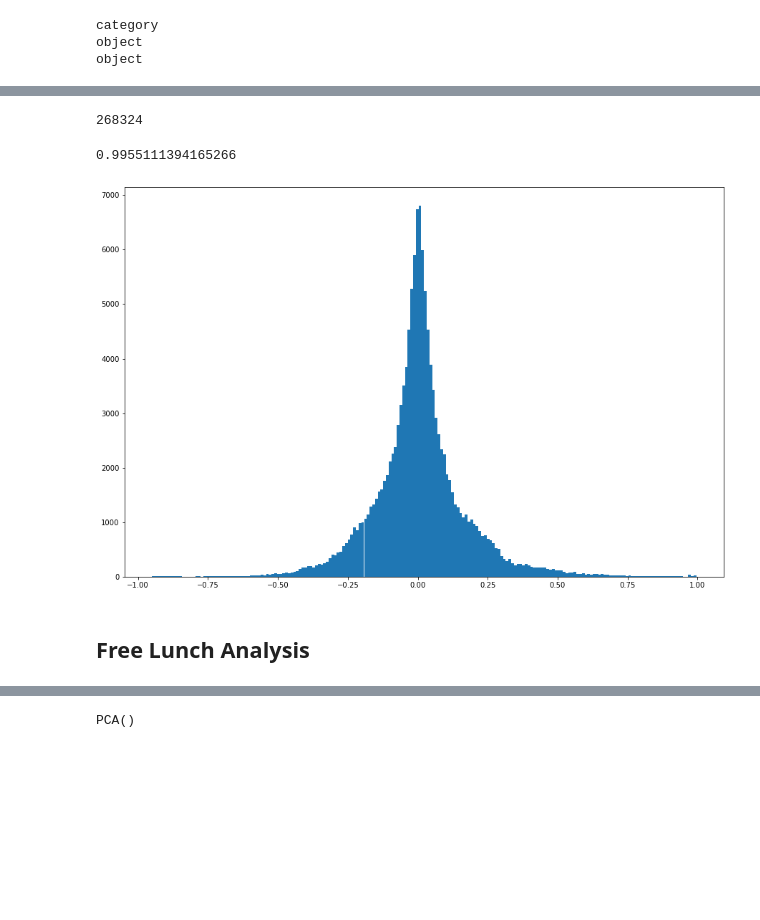
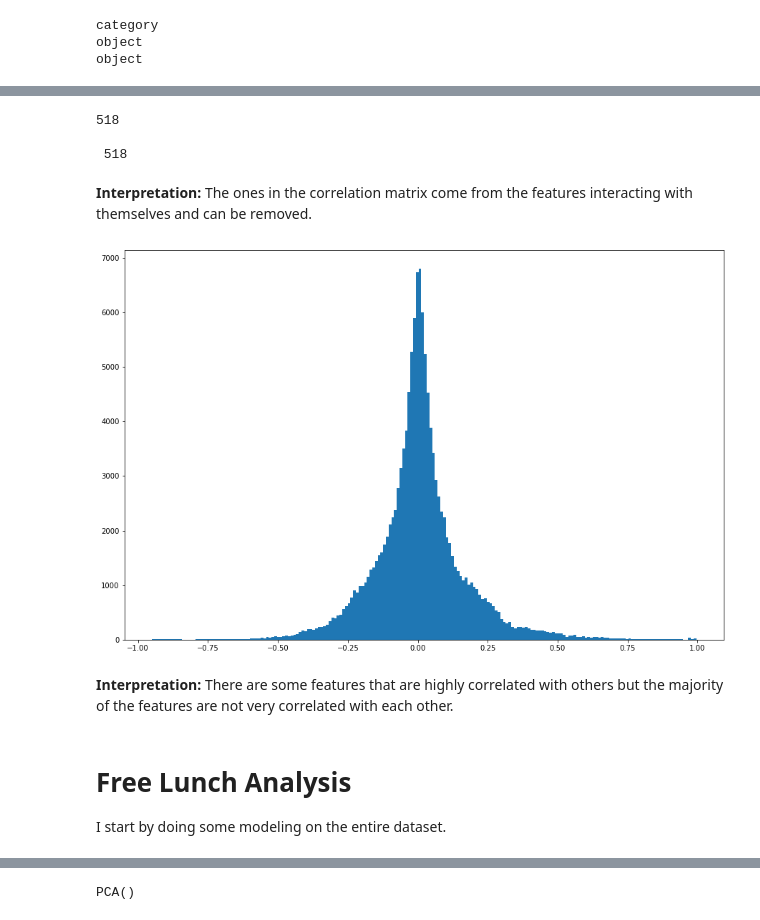
Before and after one commit to Lucas-Courant/predicting_audio_genre, a Jupyter notebook: Code/preliminary_eda.ipynb, the cells around one changed output, grey strips where cells are left out. Cells and saved outputs as stored; diff of their text form; code cells hidden in the pictures; blank space fills up the shorter version.

```diff
--- a/Code/preliminary_eda.ipynb
+++ b/Code/preliminary_eda.ipynb
@@ -188,9 +128,18 @@ corr
-# %%
-len(np.triu(corr).flatten())
-# %% [output]
-268324
+# %%
+print(df.drop(columns=track_metadata).shape[1])
+
+print('\n', len([value for value in np.triu(corr).flatten() if value == 1]))
+# %% [output]
+518
+
+ 518
+# %% [markdown]
+**Interpretation:** The ones in the correlation matrix come from the features interacting with themselves and can be removed.
 # %%
-corr_values = [value for value in np.triu(corr).flatten() if (value != 1) and (value != 0)]
-max(corr_values)
+corr_values = [value for value in np.triu(corr).flatten()
+               if (value != 0) and (value != 1)]
+
+plt.figure(figsize = (15,10))
+plt.hist(corr_values, bins=200);
 # %% [output]
-0.9955111394165266
+[figure, added]
@@ -201,7 +146,6 @@ for value in corr_values:
-# %%
-plt.figure(figsize = (15,10))
-plt.hist(corr_values, bins=200);
-# %% [output]
-[figure, removed]
+# %% [markdown]
+**Interpretation:** There are some features that are highly correlated with others but the majority of the features are not very correlated with each other.
 # %% [markdown]
-## Free Lunch Analysis
+# Free Lunch Analysis
+
+I start by doing some modeling on the entire dataset.
```
Also changed, not shown: parts of 91 cells of this notebook.
